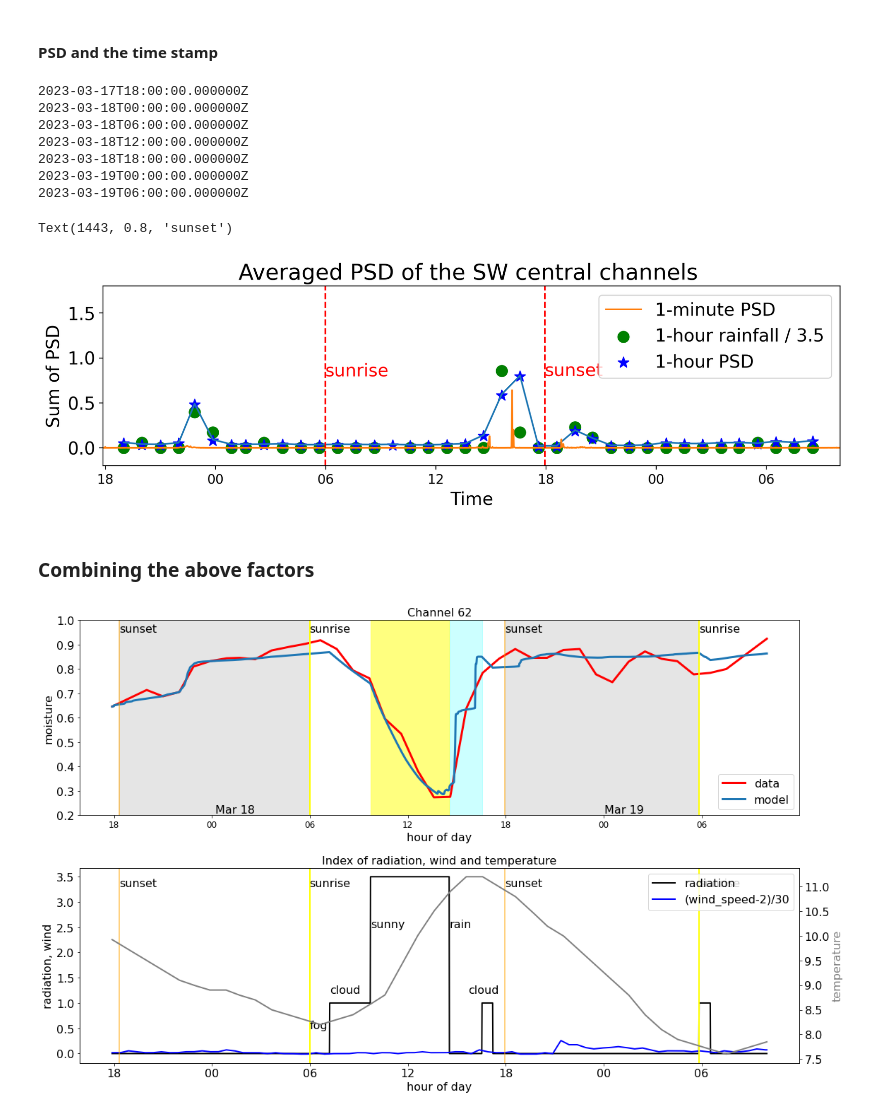
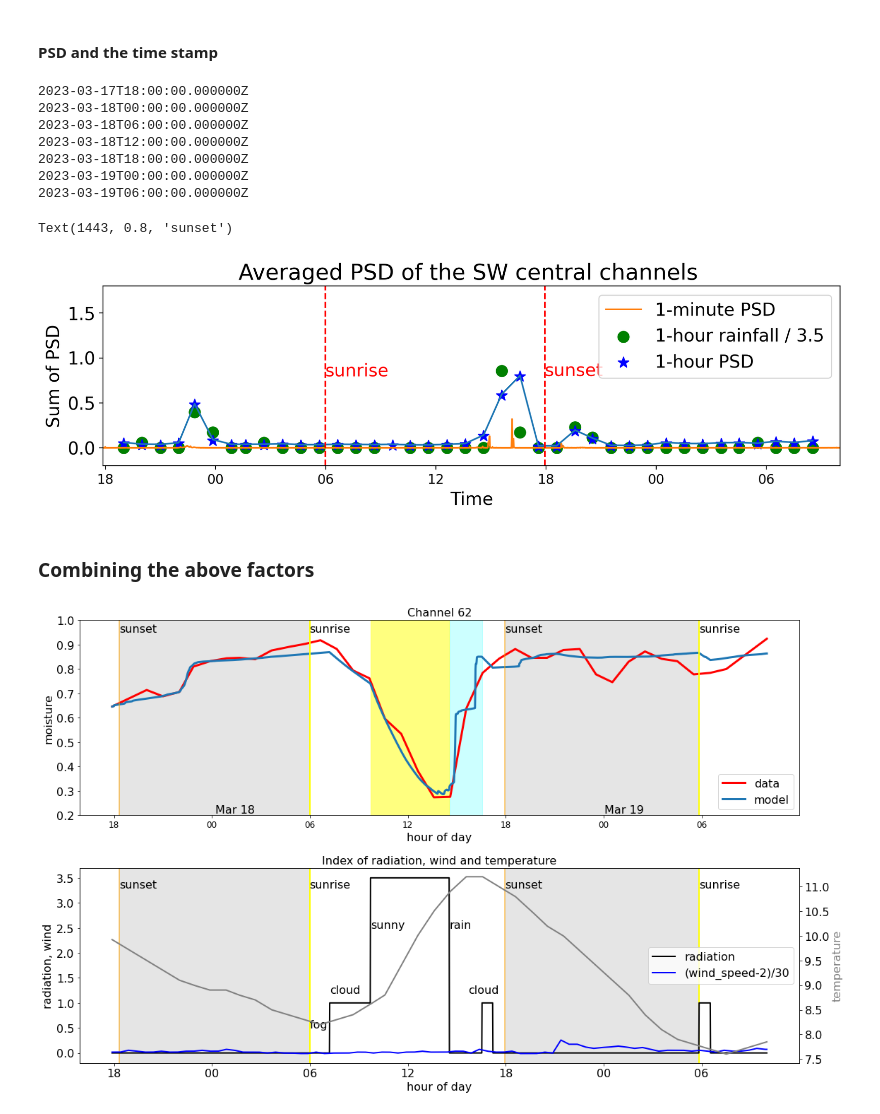
Before and after one commit to Denolle-Lab/FarmDAS, a Jupyter notebook: examples/dvv_and_model/hydrology_models.ipynb, the cells around one changed output. Saved outputs shown, nothing was run; the diff lists cells and outputs as text; code cells hidden in the pictures.

```diff
--- a/examples/dvv_and_model/hydrology_models.ipynb
+++ b/examples/dvv_and_model/hydrology_models.ipynb
@@ -263,7 +260,7 @@ plt.figure(figsize = (12, 3), dpi = 200)
 plt.scatter(hourly_index, rain_diff/3.5, label='1-hour rainfall / 3.5', color='g', marker='o', s=100)
 plt.scatter(hourly_index, np.array(hr_psd)-0.01, label='1-hour PSD', color='b', marker='*', s=100)
 plt.plot(hourly_index, np.array(hr_psd))
-plt.plot(np.arange(psd.shape[-1]), psd * A_p, label='1-minute PSD')
+plt.plot(np.arange(psd.shape[-1]), ave_psd, label='1-minute PSD')
 plt.xticks(xax, hrax, fontsize = 12)
 plt.xlabel("Time", fontsize = 16)
 plt.ylabel("Sum of PSD", fontsize = 16)
@@ -285,7 +282,7 @@ plt.text(1443, 0.8, 'sunset', color='r')
 2023-03-19T00:00:00.000000Z
 2023-03-19T06:00:00.000000Z
 Text(1443, 0.8, 'sunset')
-[figure, old version]
+[figure, new version]
 # %% [markdown]
 ### Combining the above factors
 # %%
@@ -332,40 +329,42 @@ ax1.axvline(x=1443, color='orange', linestyle='-', lw=2, alpha=0.5)
 ax1.axvline(x=2158, color='yellow', linestyle='-', lw=2, alpha=1)
 ax1.text(27, 0.95, 'sunset', color='k')
 ax1.text(726, 0.95, 'sunrise', color='k')
 ax1.text(1443, 0.95, 'sunset', color='k')
 ax1.text(2158, 0.95, 'sunrise', color='k')
 ax1.text(Ind6hrs[1] + 20, 0.21, 'Mar 18', color='k')
 ax1.text(Ind6hrs[5] + 30, 0.21, 'Mar 19', color='k')
 
 # Weather data
-ax2.plot(np.arange(2408), rad, color='k', lw=2, label='radiation')
-ax2.plot(np.arange(2408), (wind_speed_interpolated-2)/30, color='b', lw=2, label='(wind_speed-2)/30')
-ax2.set_xticks(xax)
-ax2.set_xticklabels(hrax, fontsize=16)
-ax2.set_xlabel("hour of day", fontsize=16)
-ax2.set_ylabel("radiation, wind", fontsize=16)
-ax2.set_title("Index of radiation, wind and temperature", fontsize=16)
+ax2.fill_between([27,726], [-0.2,-0.2], [3.7,3.7], color='gray', alpha=0.2)
+ax2.fill_between([1443,2158], [-0.2,-0.2], [3.7,3.7], color='gray', alpha=0.2)
+ax2.set_ylim(-0.2, 3.7)
 ax2.text(726, 0.5, 'fog', color='k')
 ax2.text(800, 1.2, 'cloud', color='k')
 ax2.text(950, 2.5, 'sunny', color='k')
 ax2.text(1240, 2.5, 'rain', color='k')
 ax2.text(1310, 1.2, 'cloud', color='k')
 ax2.axvline(x=27, color='orange', linestyle='-', lw=2, alpha=0.5)
 ax2.axvline(x=726, color='yellow', linestyle='-', lw=2, alpha=1)
 ax2.axvline(x=1443, color='orange', linestyle='-', lw=2, alpha=0.5)
 ax2.axvline(x=2158, color='yellow', linestyle='-', lw=2, alpha=1)
 ax2.text(27, 3.3, 'sunset', color='k')
 ax2.text(726, 3.3, 'sunrise', color='k')
 ax2.text(1443, 3.3, 'sunset', color='k')
 ax2.text(2158, 3.3, 'sunrise', color='k')
-ax2.legend()
+ax2.plot(np.arange(2408), rad, color='k', lw=2, label='radiation')
+ax2.plot(np.arange(2408), (wind_speed_interpolated-2)/30, color='b', lw=2, label='(wind_speed-2)/30')
+ax2.set_xticks(xax)
+ax2.set_xticklabels(hrax, fontsize=16)
+ax2.set_xlabel("hour of day", fontsize=16)
+ax2.set_ylabel("radiation, wind", fontsize=16)
+ax2.set_title("Index of radiation, wind and temperature", fontsize=16)
+ax2.legend(loc='center right')
 
 twinx = ax2.twinx()
 twinx.plot(np.arange(2408), temp, color='gray', lw=2, label='temperature')
-
 twinx.set_ylabel("temperature", fontsize=16, color='gray')
 
 plt.tight_layout()
 plt.show()
 # %% [output]
-[figure, old version]
+[figure, new version]
```
Also changed, not shown: parts of 2 cells of this notebook.
